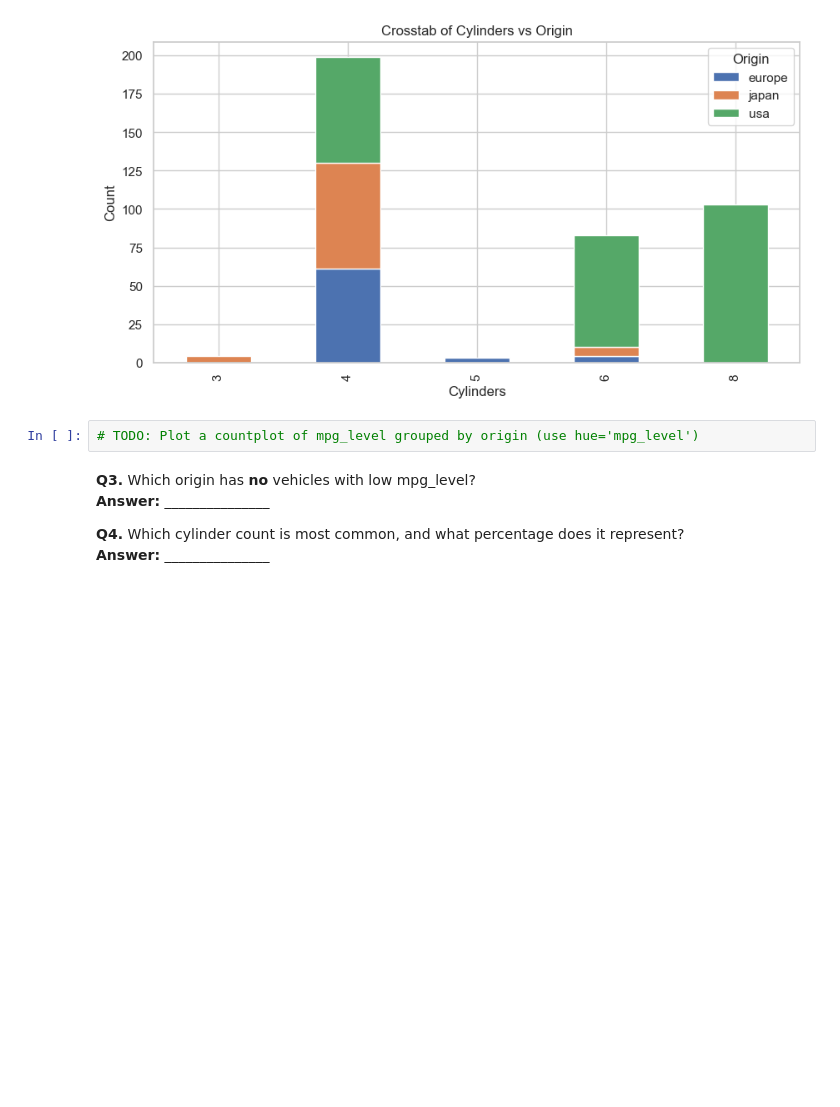
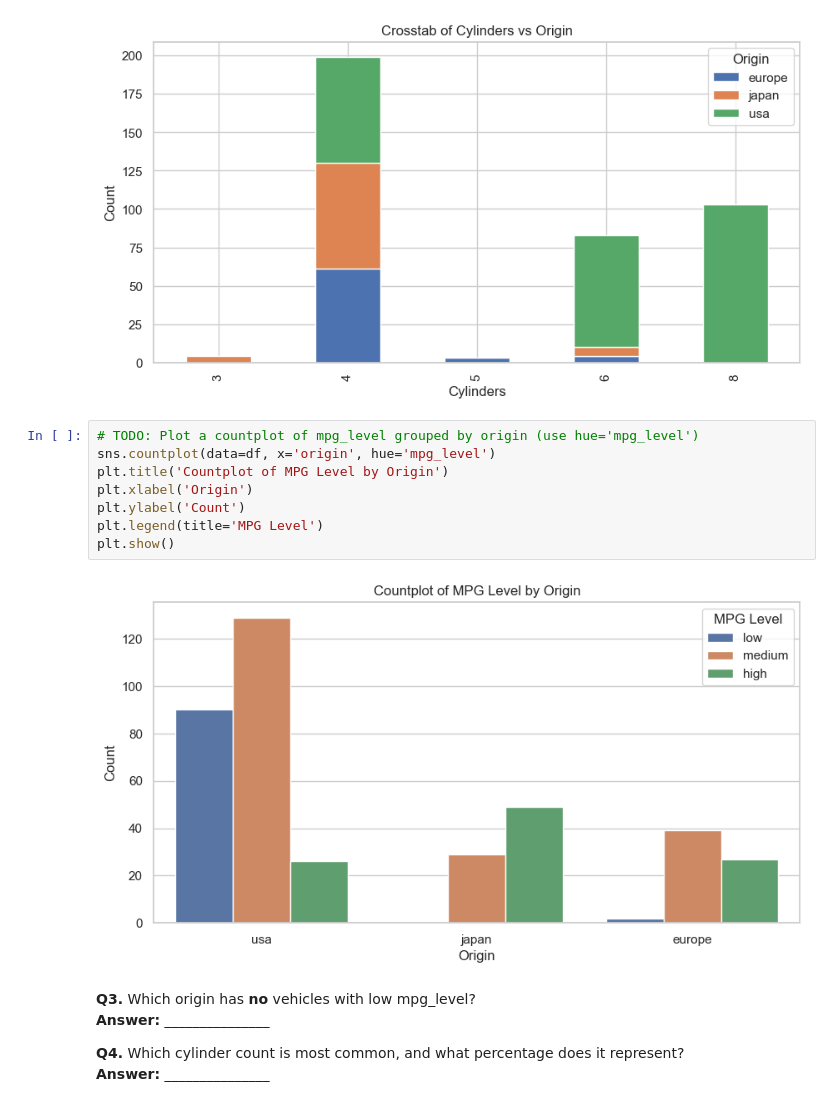
Before and after one commit to tashfeen786/Netsol-week-2, a Jupyter notebook: 02_EDA_Worksheet.ipynb, the cells around one changed output. Cells and saved outputs as stored; diff of their text form; blank space fills up the shorter version.

```diff
--- a/02_EDA_Worksheet.ipynb
+++ b/02_EDA_Worksheet.ipynb
@@ -211,6 +211,14 @@ plt.show()
 [figure]
 # %%
 # TODO: Plot a countplot of mpg_level grouped by origin (use hue='mpg_level')
+sns.countplot(data=df, x='origin', hue='mpg_level')
+plt.title('Countplot of MPG Level by Origin')
+plt.xlabel('Origin')
+plt.ylabel('Count')
+plt.legend(title='MPG Level')
+plt.show()
+# %% [output]
+[figure, added]
 # %% [markdown]
 **Q3.** Which origin has **no** vehicles with low mpg_level?
 **Answer:** _______________
```
Also changed, not shown: parts of 4 cells of this notebook.
